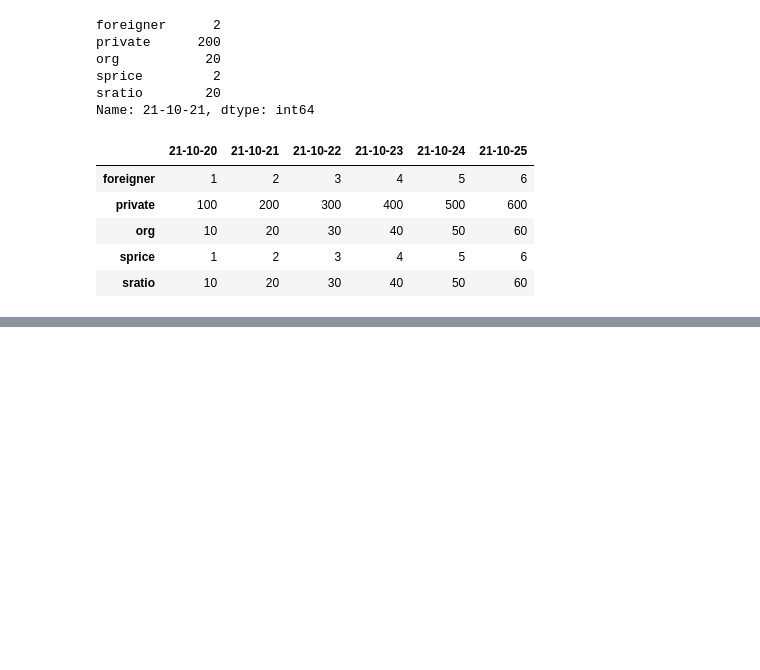
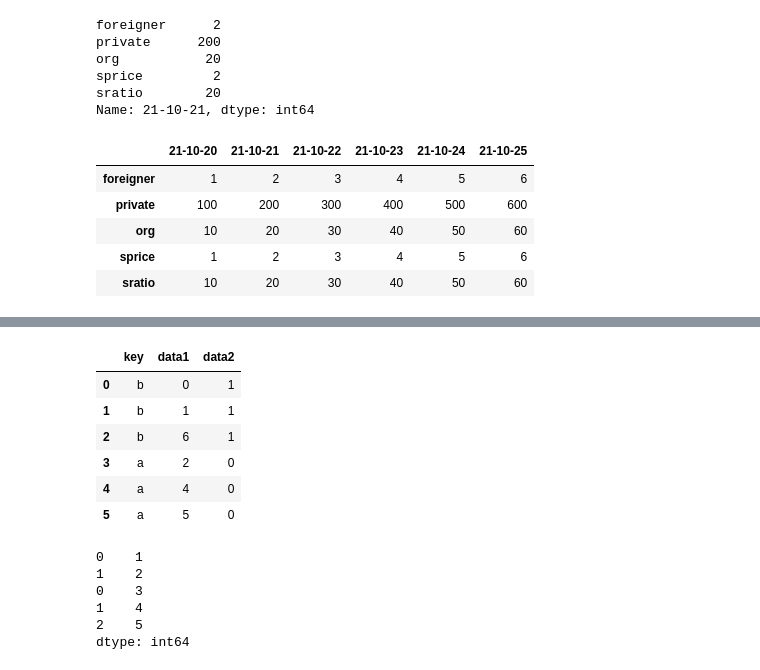
Before and after one commit to papasmf1/python1018, a Jupyter notebook: DemoPandas2.ipynb, the cells around one changed output, grey strips where cells are left out. Cells and saved outputs as stored; diff of their text form; code cells hidden in the pictures; blank space fills up the shorter version.

```diff
--- a/DemoPandas2.ipynb
+++ b/DemoPandas2.ipynb
@@ -92,0 +181,33 @@ frame2.T
+# %%
+#조각 조각의 데이터를 병합(merge)
+df1 = DataFrame( {"key":["b","b","a","c","a","a","b"],
+                  "data1":range(7)
+                } )
+#df1
+df2 = DataFrame( {"key":["a","b","d"],
+                  "data2":range(3)
+                } )
+#df2
+#컬럼을 계속 연결하기(merge)
+pd.merge(df1, df2, on="key")
+# %% [output]
+|  | key | data1 | data2 |
+| 0 | b | 0 | 1 |
+| 1 | b | 1 | 1 |
+| 2 | b | 6 | 1 |
+| 3 | a | 2 | 0 |
+| 4 | a | 4 | 0 |
+| 5 | a | 5 | 0 |
+# %%
+#행데이터를 결합(concat)
+s1 = Series([1,2])
+s2 = Series([3,4,5])
+
+pd.concat([s1, s2])
+# %% [output]
+0    1
+1    2
+0    3
+1    4
+2    5
+dtype: int64
```
Also changed, not shown: parts of 8 cells of this notebook, 1 other file.
